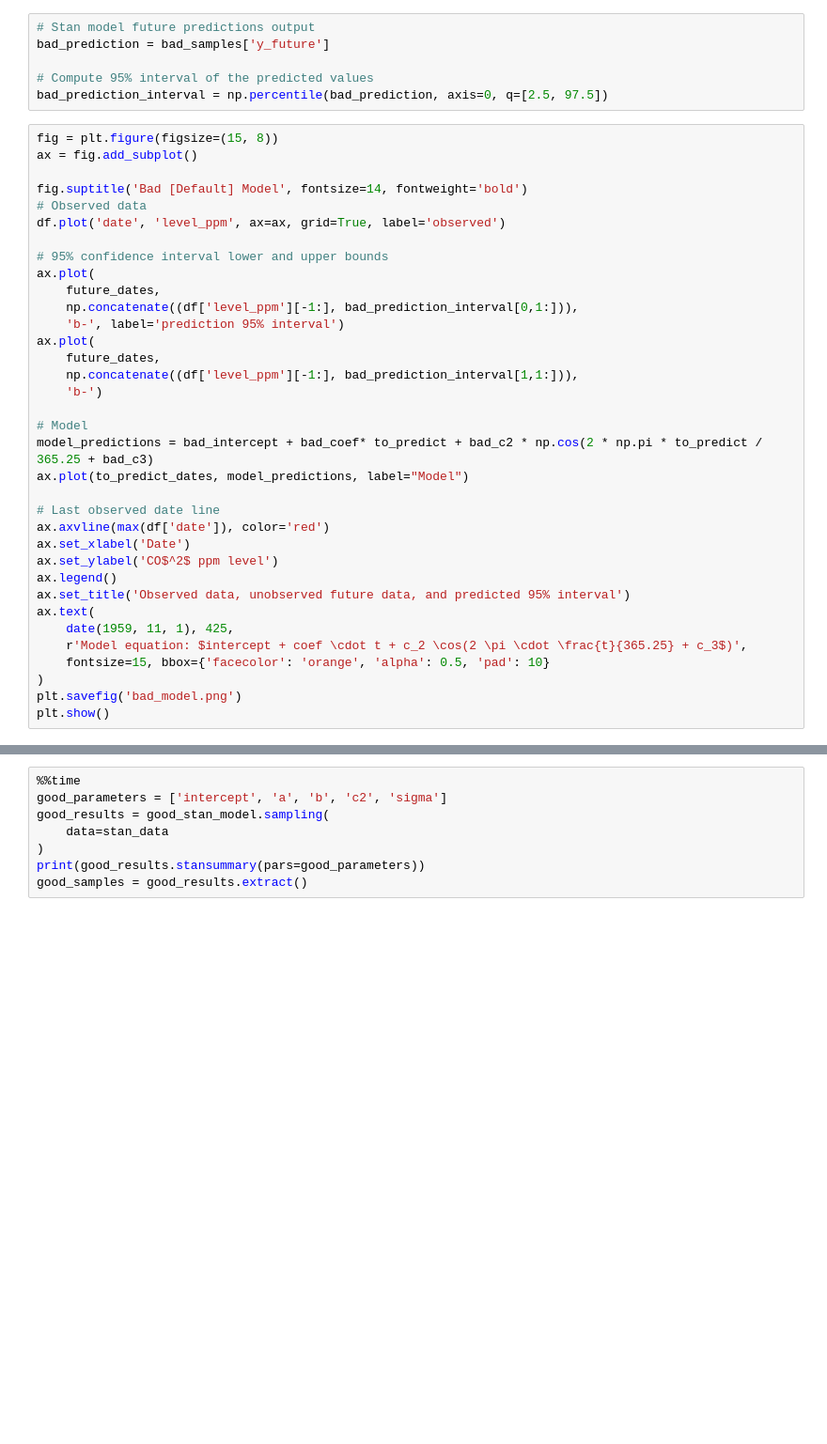
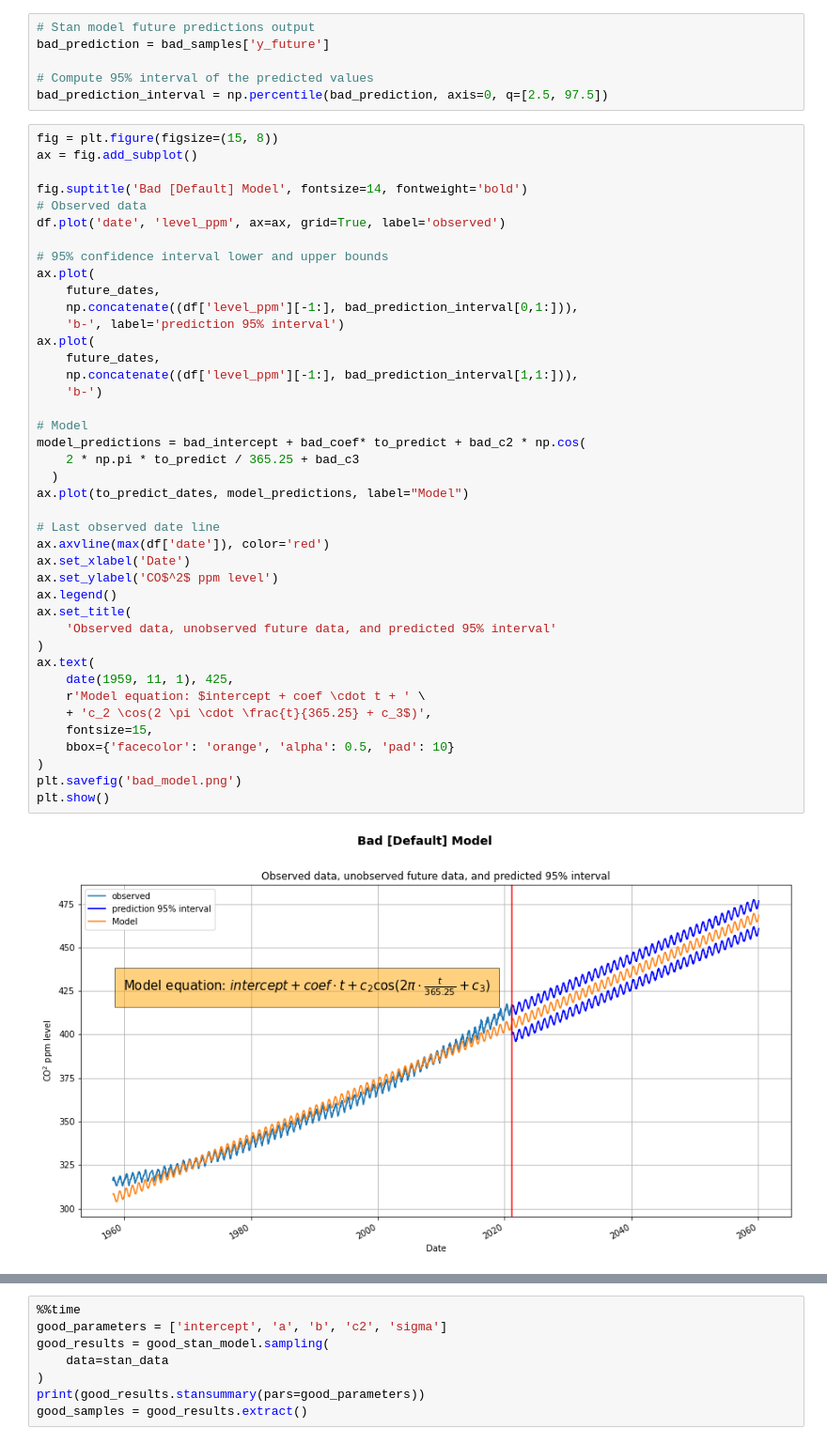
Before and after one commit to Inventrohyder/cs146, a Jupyter notebook: Assignments/final-project/notebook.ipynb, the cells around one changed output, grey strips where cells are left out. Shown at 94% size. Drawn from its saved outputs; the diff is of its cells as text; blank space fills up the shorter version.

```diff
--- a/Assignments/final-project/notebook.ipynb
+++ b/Assignments/final-project/notebook.ipynb
@@ -161,37 +198,45 @@ bad_prediction_interval = np.percentile(bad_prediction, axis=0, q=[2.5, 97.5])
 fig = plt.figure(figsize=(15, 8))
 ax = fig.add_subplot()
 
 fig.suptitle('Bad [Default] Model', fontsize=14, fontweight='bold')
 # Observed data
 df.plot('date', 'level_ppm', ax=ax, grid=True, label='observed')
 
 # 95% confidence interval lower and upper bounds
 ax.plot(
     future_dates,
     np.concatenate((df['level_ppm'][-1:], bad_prediction_interval[0,1:])),
     'b-', label='prediction 95% interval')
 ax.plot(
     future_dates,
     np.concatenate((df['level_ppm'][-1:], bad_prediction_interval[1,1:])),
     'b-')
 
 # Model
-model_predictions = bad_intercept + bad_coef* to_predict + bad_c2 * np.cos(2 * np.pi * to_predict / 365.25 + bad_c3)
+model_predictions = bad_intercept + bad_coef* to_predict + bad_c2 * np.cos(
+    2 * np.pi * to_predict / 365.25 + bad_c3
+  )
 ax.plot(to_predict_dates, model_predictions, label="Model")
 
 # Last observed date line
 ax.axvline(max(df['date']), color='red')
 ax.set_xlabel('Date')
 ax.set_ylabel('CO$^2$ ppm level')
 ax.legend()
-ax.set_title('Observed data, unobserved future data, and predicted 95% interval')
+ax.set_title(
+    'Observed data, unobserved future data, and predicted 95% interval'
+)
 ax.text(
     date(1959, 11, 1), 425,
-    r'Model equation: $intercept + coef \cdot t + c_2 \cos(2 \pi \cdot \frac{t}{365.25} + c_3$)',
-    fontsize=15, bbox={'facecolor': 'orange', 'alpha': 0.5, 'pad': 10}
+    r'Model equation: $intercept + coef \cdot t + ' \
+    + 'c_2 \cos(2 \pi \cdot \frac{t}{365.25} + c_3$)',
+    fontsize=15,
+    bbox={'facecolor': 'orange', 'alpha': 0.5, 'pad': 10}
 )
 plt.savefig('bad_model.png')
 plt.show()
+# %% [output]
+[figure, added]
 # %%
 %%time
 good_stan: str = """
```
Also changed, not shown: parts of 6 cells of this notebook.
